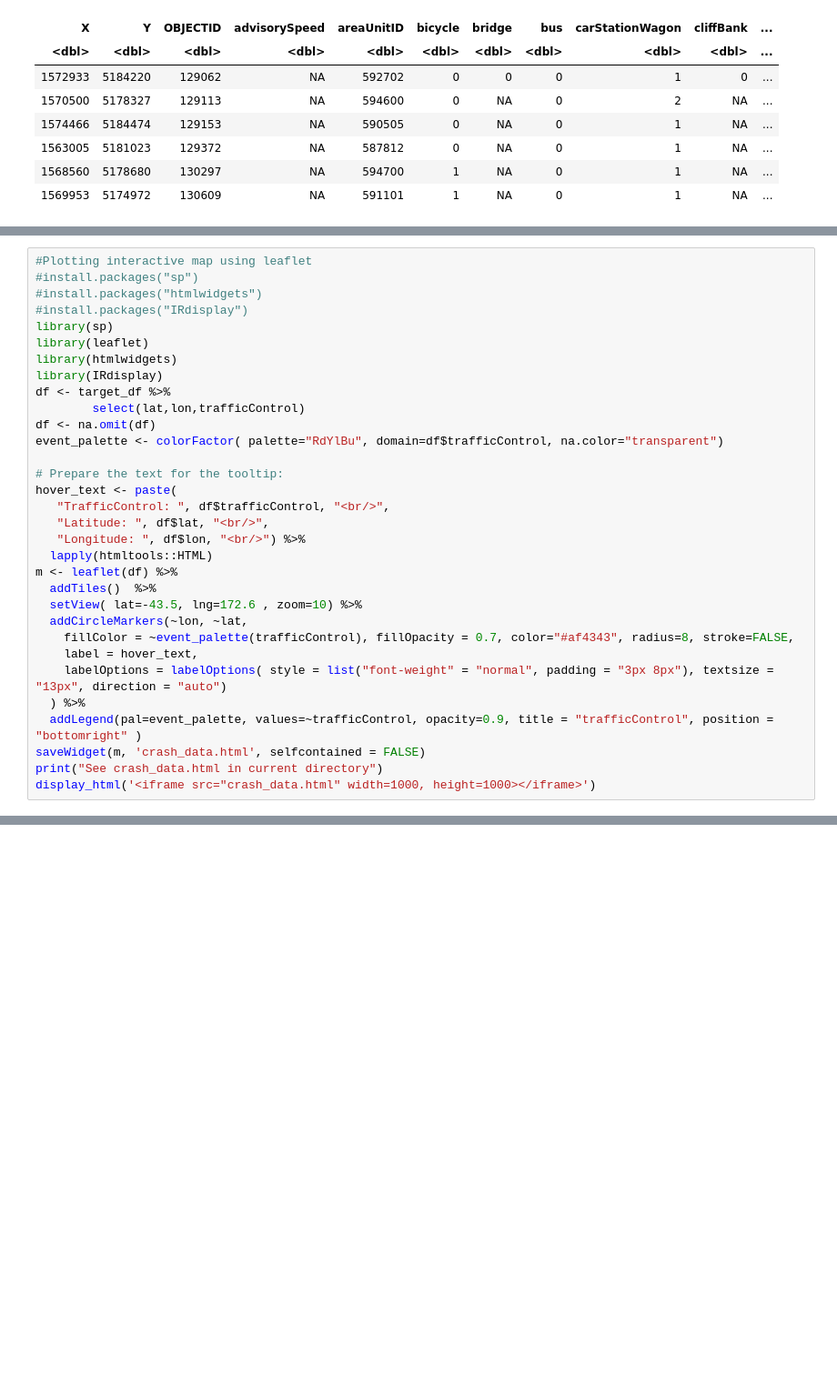
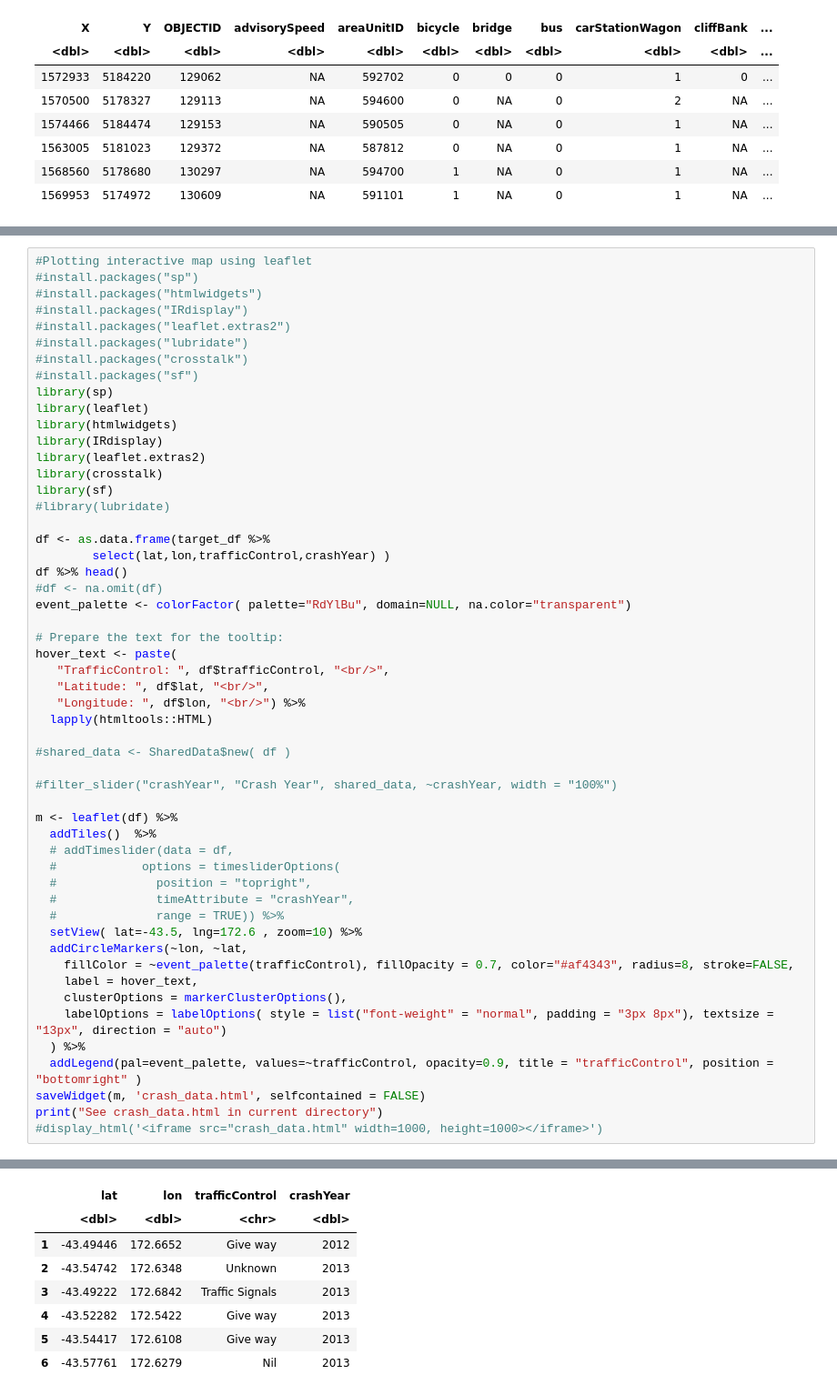
Before and after one commit to zelta1990/DATA422-Group-Project, a Jupyter notebook: group_project.ipynb, the cells around one changed output, grey strips where cells are left out. Shown at 91% size. Drawn from its saved outputs; the diff is of its cells as text; blank space fills up the shorter version.

```diff
--- a/group_project.ipynb
+++ b/group_project.ipynb
@@ -294,14 +211,24 @@ A data.frame: 1 × 2
 #install.packages("sp")
 #install.packages("htmlwidgets")
 #install.packages("IRdisplay")
+#install.packages("leaflet.extras2")
+#install.packages("lubridate")
+#install.packages("crosstalk")
+#install.packages("sf")
 library(sp)
 library(leaflet)
 library(htmlwidgets)
 library(IRdisplay)
-df <- target_df %>%
-        select(lat,lon,trafficControl)
-df <- na.omit(df)
-event_palette <- colorFactor( palette="RdYlBu", domain=df$trafficControl, na.color="transparent")
+library(leaflet.extras2)
+library(crosstalk)
+library(sf)
+#library(lubridate)
+
+df <- as.data.frame(target_df %>%
+        select(lat,lon,trafficControl,crashYear) )
+df %>% head()
+#df <- na.omit(df)
+event_palette <- colorFactor( palette="RdYlBu", domain=NULL, na.color="transparent")
 
 # Prepare the text for the tooltip:
 hover_text <- paste(
@@ -309,16 +236,27 @@ hover_text <- paste(
    "Latitude: ", df$lat, "<br/>",
    "Longitude: ", df$lon, "<br/>") %>%
   lapply(htmltools::HTML)
+
+#shared_data <- SharedData$new( df )
+
+#filter_slider("crashYear", "Crash Year", shared_data, ~crashYear, width = "100%")
+
 m <- leaflet(df) %>%
   addTiles()  %>%
+  # addTimeslider(data = df,
+  #            options = timesliderOptions(
+  #              position = "topright",
+  #              timeAttribute = "crashYear",
+  #              range = TRUE)) %>%
   setView( lat=-43.5, lng=172.6 , zoom=10) %>%
   addCircleMarkers(~lon, ~lat,
     fillColor = ~event_palette(trafficControl), fillOpacity = 0.7, color="#af4343", radius=8, stroke=FALSE,
     label = hover_text,
+    clusterOptions = markerClusterOptions(),
     labelOptions = labelOptions( style = list("font-weight" = "normal", padding = "3px 8px"), textsize = "13px", direction = "auto")
   ) %>%
   addLegend(pal=event_palette, values=~trafficControl, opacity=0.9, title = "trafficControl", position = "bottomright" )
 saveWidget(m, 'crash_data.html', selfcontained = FALSE)
 print("See crash_data.html in current directory")
-display_html('<iframe src="crash_data.html" width=1000, height=1000></iframe>')
+#display_html('<iframe src="crash_data.html" width=1000, height=1000></iframe>')
 # %% [output]
@@ -326,0 +264,8 @@ display_html('<iframe src="crash_data.html" width=1000, height=1000></iframe>')
+|  | lat | lon | trafficControl | crashYear |
+|  | <dbl> | <dbl> | <chr> | <dbl> |
+| 1 | -43.49446 | 172.6652 | Give way | 2012 |
+| 2 | -43.54742 | 172.6348 | Unknown | 2013 |
+| 3 | -43.49222 | 172.6842 | Traffic Signals | 2013 |
+| 4 | -43.52282 | 172.5422 | Give way | 2013 |
+| 5 | -43.54417 | 172.6108 | Give way | 2013 |
+| 6 | -43.57761 | 172.6279 | Nil | 2013 |
```
Also changed, not shown: parts of 9 cells of this notebook.
